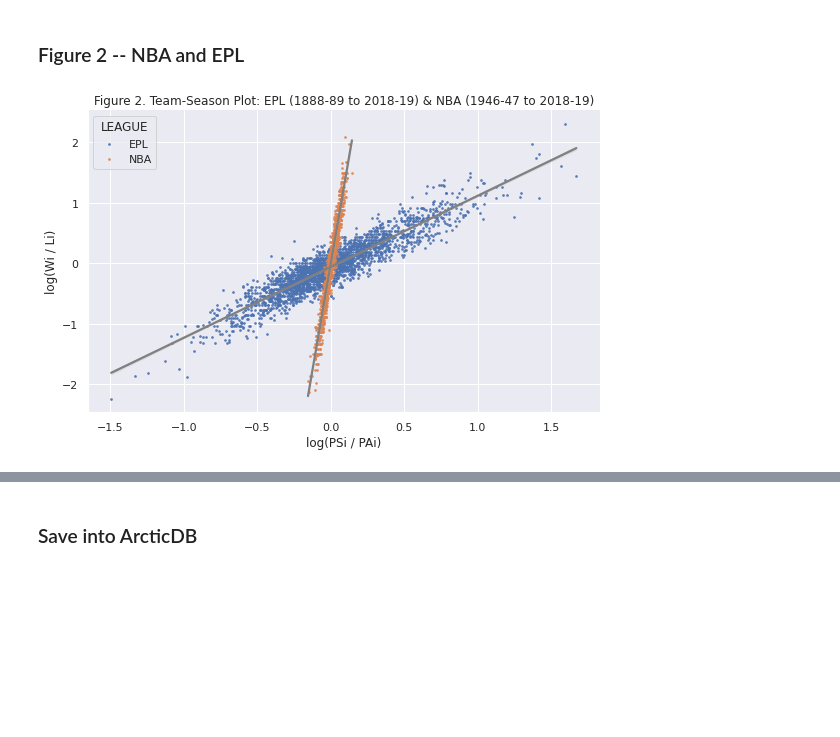
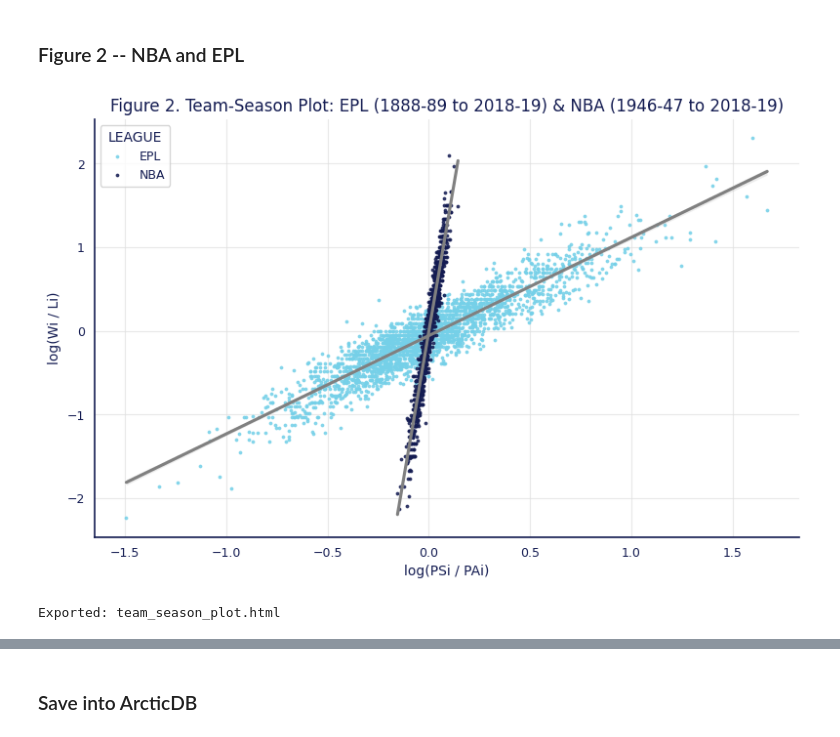
Before and after one commit to Something-Else-Studio/arcticdb-notebooks, a Jupyter notebook: pythagorean-won-loss-formula/sports_from_arctic.ipynb, the cells around one changed output, grey strips where cells are left out. Saved outputs shown, nothing was run; the diff lists cells and outputs as text; code cells hidden in the pictures; blank space fills up the shorter version.

```diff
--- a/pythagorean-won-loss-formula/sports_from_arctic.ipynb
+++ b/pythagorean-won-loss-formula/sports_from_arctic.ipynb
@@ -29,7 +29,10 @@ import statsmodels.api as sm
 import statsmodels.formula.api as smf
 import seaborn as sns
 import matplotlib.pyplot as plt
-sns.set_theme()
+
+# Setup custom chart styling instead of sns.set_theme()
+chart_colors = setup_chart_styling()
+colors = setup_plotly_theme()
 # %%
 df = pd.read_csv(dataFile)
 # %%
@@ -178,26 +286,48 @@ df_team.round(2).head()
 # %%
 # prepare data for regression
 df_reg = df_team.copy()
 df_reg = df_reg.loc[(df_reg['PS']>0) & (df_reg['PA']>0) & (df_reg['wi']>0) & (df_reg['wi']<1)]
 df_reg['lnwi']=np.log(df_reg['wi']/(1-df_reg['wi']))
 df_reg['lnPSPA']=np.log(df_reg['PS']/df_reg['PA'])
 df_reg = df_reg.reset_index()
 
-# plot
+# Create static seaborn plot
 NBA_and_EPL = df_reg[df_reg['LEAGUE'].isin(['NBA', 'EPL'])]
-sns.lmplot(data=NBA_and_EPL,
+grid = sns.lmplot(data=NBA_and_EPL,
            x='lnPSPA',
            y='lnwi',
            hue='LEAGUE',
            scatter_kws=dict(s=3),
            line_kws=dict(color="grey"),
            facet_kws=dict(legend_out=False),
            aspect=1.6)
+
+# Apply custom styling
+style_lmplot(grid, chart_colors)
+
 plt.title('Figure 2. Team-Season Plot: EPL (1888-89 to 2018-19) & NBA (1946-47 to 2018-19)')
 plt.xlabel('log(PSi / PAi)')
-plt.ylabel('log(Wi / Li)');
+plt.ylabel('log(Wi / Li)')
+plt.show()
+
+# Create and display interactive Plotly version
+fig = create_plotly_scatterplot(
+    data=NBA_and_EPL,
+    x_col='lnPSPA',
+    y_col='lnwi',
+    hue_col='LEAGUE',
+    title='Figure 2. Team-Season Plot: EPL (1888-89 to 2018-19) & NBA (1946-47 to 2018-19)',
+    show_regression=True
+)
+
+# Display interactive plot in notebook
+fig.show()
+
+# Export the interactive version to HTML
+export_plot_html(fig, "team_season_plot.html", "Team-Season Analysis")
 # %% [output]
-[figure, old version]
+[figure, new version]
+Exported: team_season_plot.html
 # %%
 # Compute standard regression results by team-season for 2010-19 period
 df_ols = df_reg.loc[(df_reg['YEAR_ID']>=st_year_) & (df_reg['YEAR_ID']<=end_year_)]
```
Also changed, not shown: parts of 14 cells of this notebook, 10 other files.
